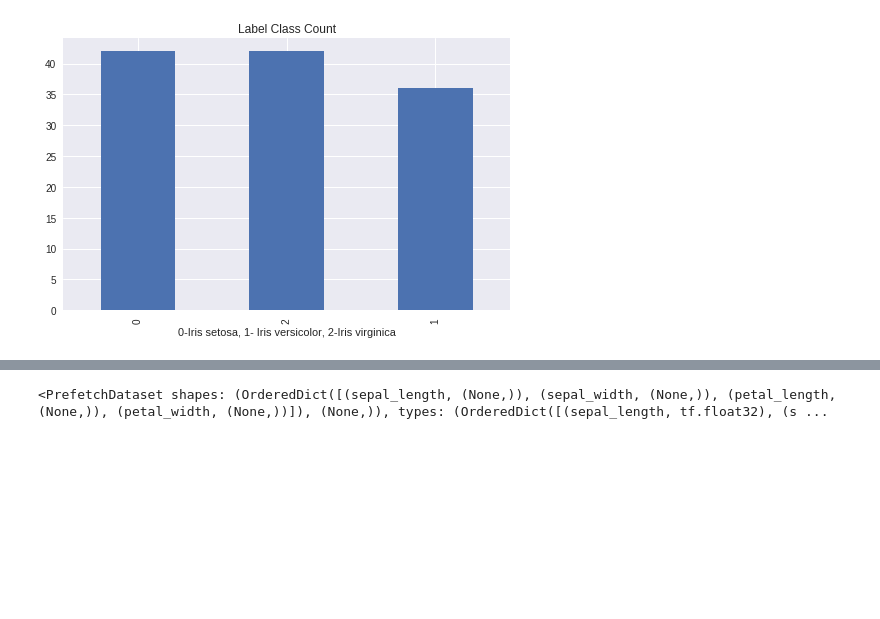
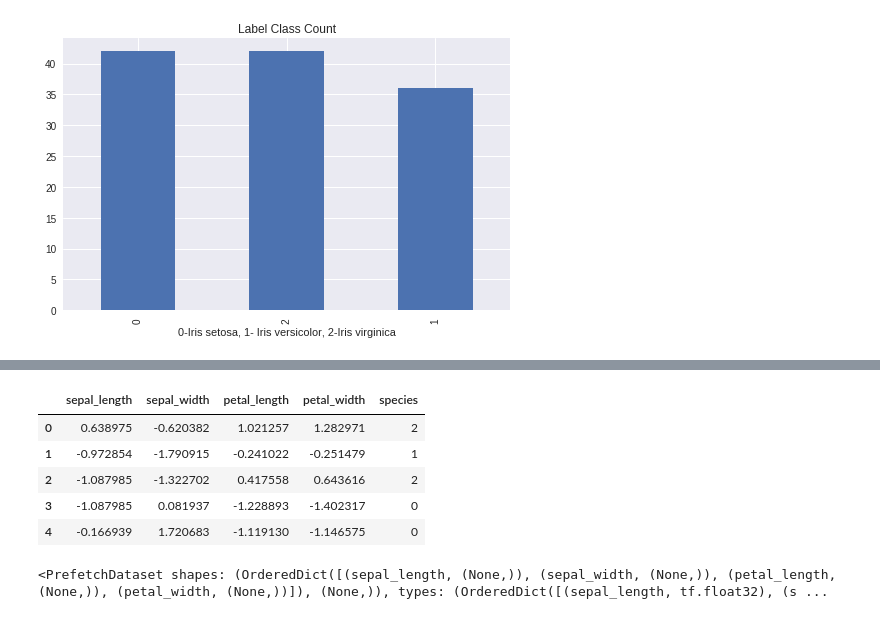
Before and after one commit to mlmaster1995/Tensorflow_2.0_Review, a Jupyter notebook: Tensorflow 2.0 Review.ipynb, the cells around one changed output, grey strips where cells are left out. Cells and saved outputs as stored; diff of their text form; code cells hidden in the pictures; blank space fills up the shorter version.

```diff
--- a/Tensorflow 2.0 Review.ipynb
+++ b/Tensorflow 2.0 Review.ipynb
@@ -1499,3 +1527,13 @@ plt.show()
+# %%
+data.to_csv('./processed_data.csv', index=False)
+data.head()
+# %% [output]
+|  | sepal_length | sepal_width | petal_length | petal_width | species |
+| 0 | 0.638975 | -0.620382 | 1.021257 | 1.282971 | 2 |
+| 1 | -0.972854 | -1.790915 | -0.241022 | -0.251479 | 1 |
+| 2 | -1.087985 | -1.322702 | 0.417558 | 0.643616 | 2 |
+| 3 | -1.087985 | 0.081937 | -1.228893 | -1.402317 | 0 |
+| 4 | -0.166939 | 1.720683 | -1.119130 | -1.146575 | 0 |
 # %%
 '''
 - generate csv file data pipeline with tf.data.Dataset
```
Also changed, not shown: parts of 8 cells of this notebook.
